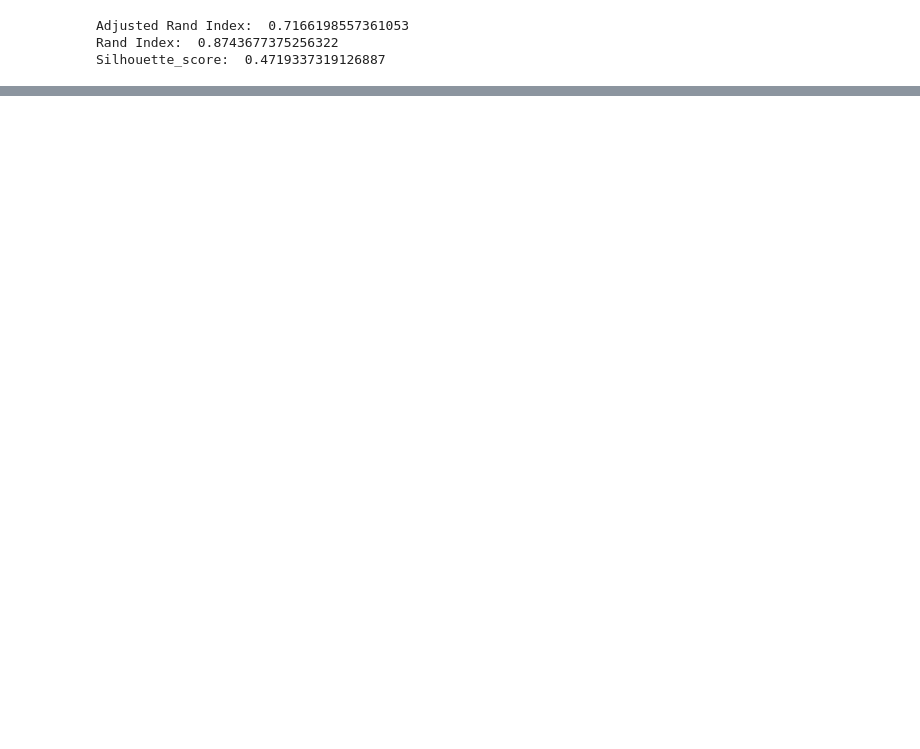
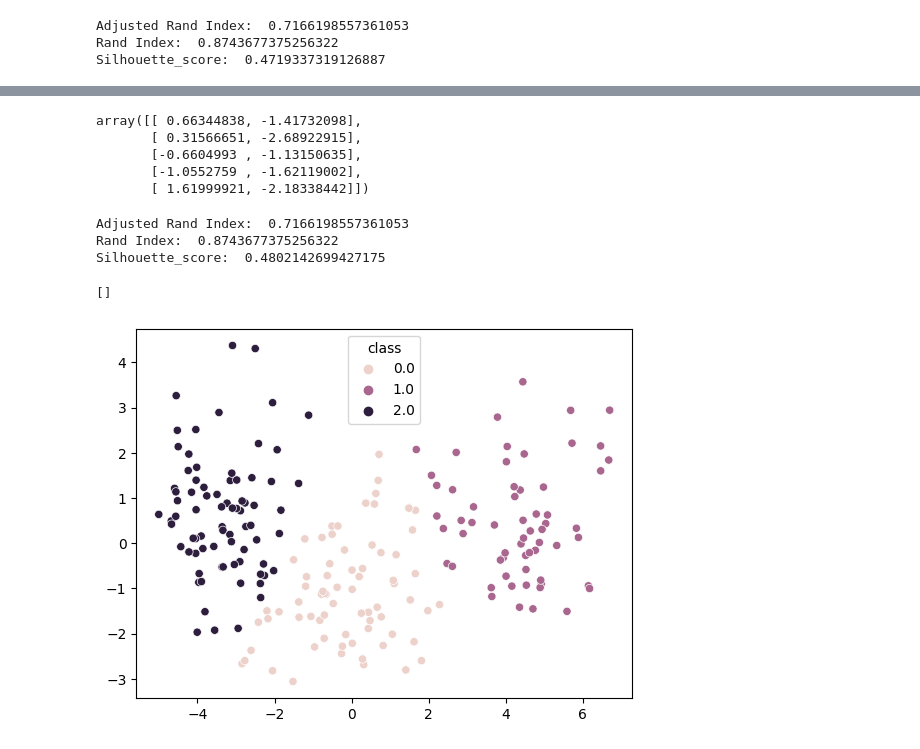
Before and after one commit to Tudped/ML_samples, a Jupyter notebook: K_Cluster.ipynb, the cells around one changed output, grey strips where cells are left out. Cells and saved outputs as stored; diff of their text form; code cells hidden in the pictures; blank space fills up the shorter version.

```diff
--- a/K_Cluster.ipynb
+++ b/K_Cluster.ipynb
@@ -117,0 +122,3 @@ Silhouette_score:  0.4719337319126887
+# %%
+pca = PCA(n_components=2)
+transform_x = pca.fit_transform(X_all)
@@ -117,0 +149,29 @@ Silhouette_score:  0.4719337319126887
+# %%
+transform_x[:5]
+# %% [output]
+array([[ 0.66344838, -1.41732098],
+       [ 0.31566651, -2.68922915],
+       [-0.6604993 , -1.13150635],
+       [-1.0552759 , -1.62119002],
+       [ 1.61999921, -2.18338442]])
+# %%
+kmeans_pca = KMeans(n_clusters = 3).fit(transform_x)
+cluster_pca_df = pd.DataFrame(np.hstack((transform_x, kmeans_pca.labels_.reshape(-1,1))), columns=["PCA1","PCA2","class"])
+# %%
+pca_ari = adjusted_rand_score(df["class"], kmeans_pca.labels_)
+pca_ris = rand_score(df["class"], kmeans_pca.labels_)
+pca_ss = silhouette_score(transform_x, kmeans_pca.labels_)
+print("Adjusted Rand Index: ", pca_ari)
+print("Rand Index: ", pca_ris)
+print("Silhouette_score: ", pca_ss)
+# %% [output]
+Adjusted Rand Index:  0.7166198557361053
+Rand Index:  0.8743677375256322
+Silhouette_score:  0.4802142699427175
+# %%
+# Kmean on PCA
+sns.scatterplot(x=transform_x[:,0], y=transform_x[:,1], data=cluster_pca_df, hue='class')
+plt.plot()
+# %% [output]
+[]
+[figure, added]
```
Also changed, not shown: parts of 9 cells of this notebook.
